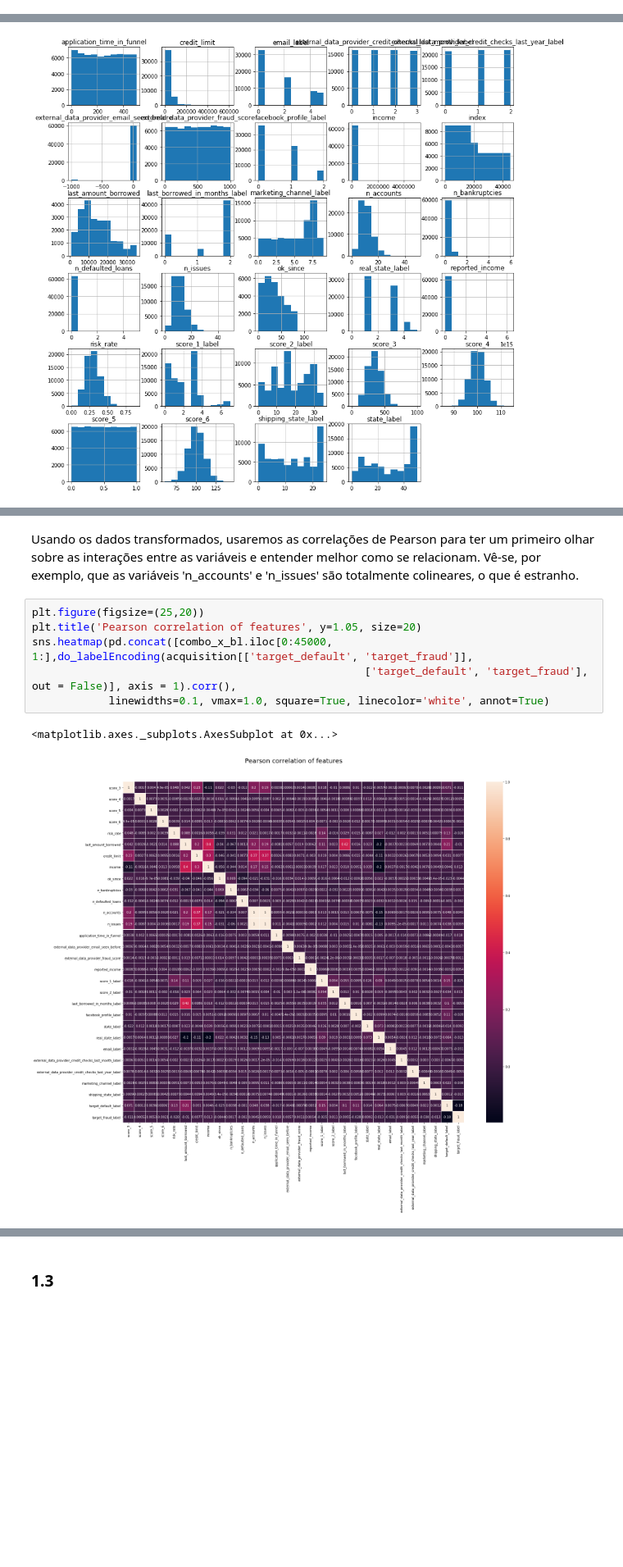
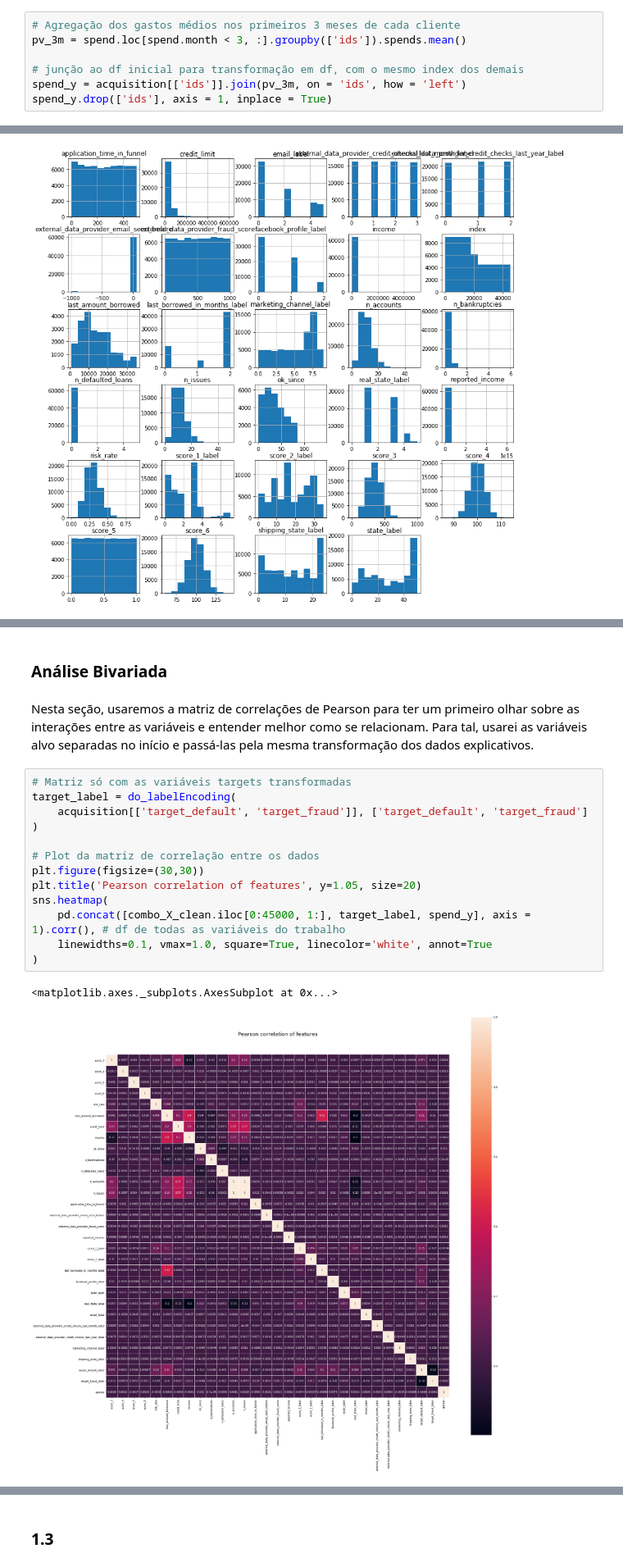
Before and after one commit to bicudorafa/-Development-Udacity_DataChallenge_Nubank, a Jupyter notebook: Case_Nubank.ipynb, the cells around one changed output, grey strips where cells are left out. Shown at 82% size. Cells and saved outputs as stored; diff of their text form; blank space fills up the shorter version.

Commit message:
plots multivariados

```diff
--- a/Case_Nubank.ipynb
+++ b/Case_Nubank.ipynb
@@ -259,2 +257,9 @@ dtype: object
+# %%
+# Agregação dos gastos médios nos primeiros 3 meses de cada cliente
+pv_3m = spend.loc[spend.month < 3, :].groupby(['ids']).spends.mean()
+
+# junção ao df inicial para transformação em df, com o mesmo index dos demais
+spend_y = acquisition[['ids']].join(pv_3m, on = 'ids', how = 'left')
+spend_y.drop(['ids'], axis = 1, inplace = True)
 # %% [markdown]
 # EDA
@@ -269,11 +301,20 @@ plt.show()
+# %% [markdown]
+### Análise Bivariada
 # %% [markdown]
-Usando os dados transformados, usaremos as correlações de Pearson para ter um primeiro olhar sobre as interações entre as variáveis e entender melhor como se relacionam. Vê-se, por exemplo, que as variáveis 'n_accounts' e 'n_issues' são totalmente colineares, o que é estranho.
+Nesta seção, usaremos a matriz de correlações de Pearson para ter um primeiro olhar sobre as interações entre as variáveis e entender melhor como se relacionam. Para tal, usarei as variáveis alvo separadas no início e passá-las pela mesma transformação dos dados explicativos.
 # %%
-plt.figure(figsize=(25,20))
+# Matriz só com as variáveis targets transformadas
+target_label = do_labelEncoding(
+    acquisition[['target_default', 'target_fraud']], ['target_default', 'target_fraud']
+)
+
+# Plot da matriz de correlação entre os dados
+plt.figure(figsize=(30,30))
 plt.title('Pearson correlation of features', y=1.05, size=20)
-sns.heatmap(pd.concat([combo_x_bl.iloc[0:45000, 1:],do_labelEncoding(acquisition[['target_default', 'target_fraud']],
-                                                    ['target_default', 'target_fraud'], out = False)], axis = 1).corr(),
-            linewidths=0.1, vmax=1.0, square=True, linecolor='white', annot=True)
+sns.heatmap(
+    pd.concat([combo_X_clean.iloc[0:45000, 1:], target_label, spend_y], axis = 1).corr(), # df de todas as variáveis do trabalho
+    linewidths=0.1, vmax=1.0, square=True, linecolor='white', annot=True
+)
 # %% [output]
 <matplotlib.axes._subplots.AxesSubplot at 0x...>
-[figure, old version]
+[figure, new version]
```
Also changed, not shown: parts of 39 cells of this notebook.
